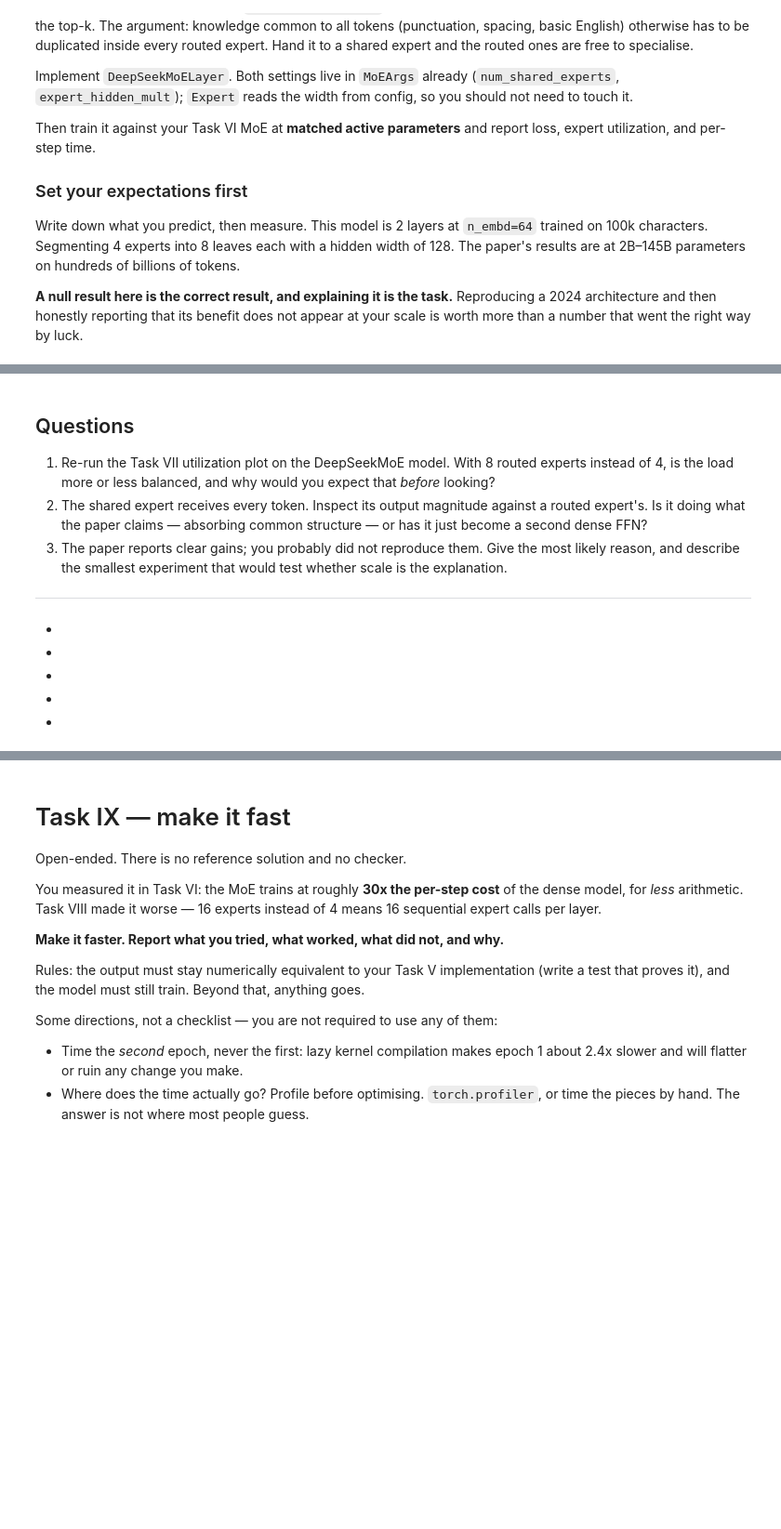
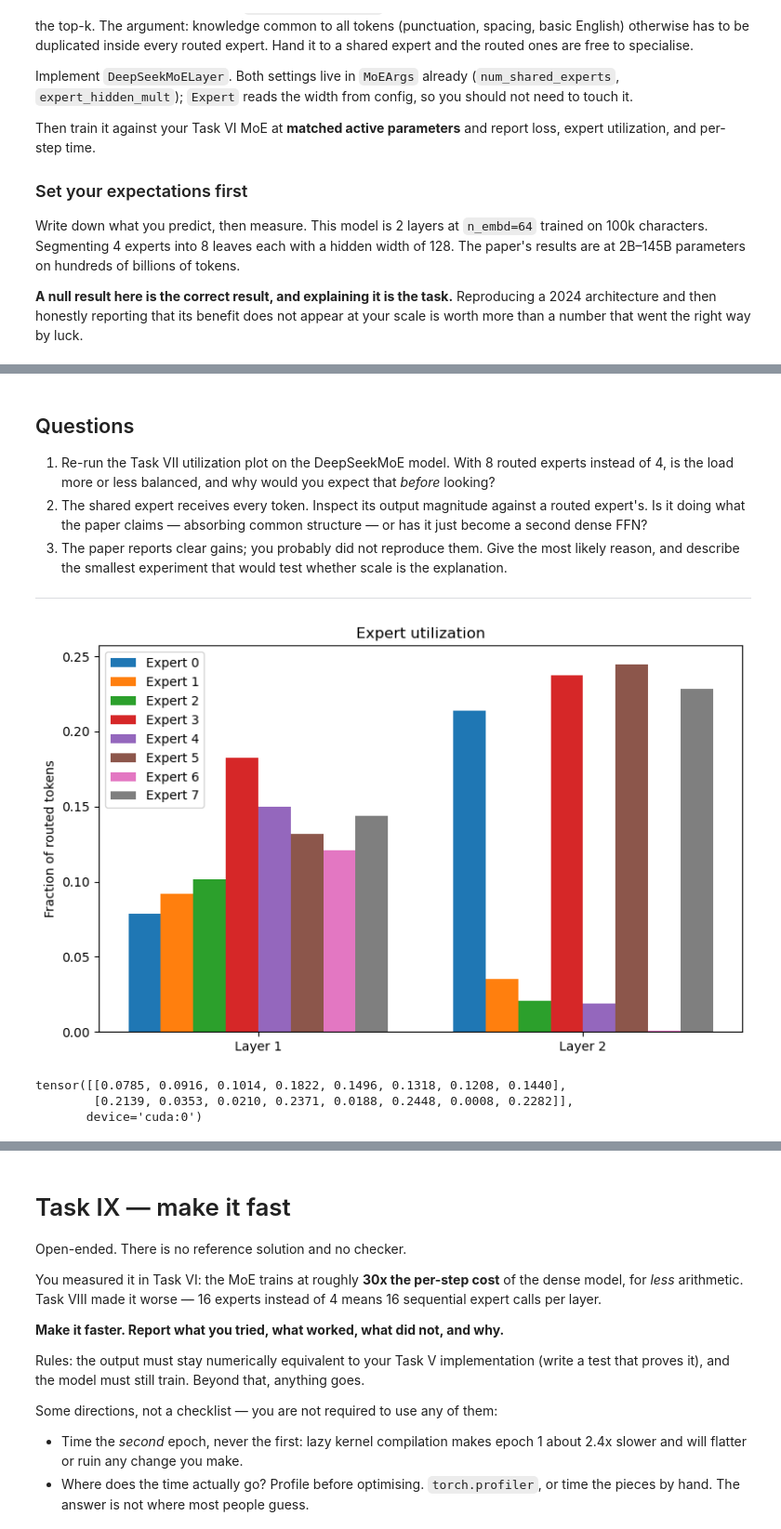
Before and after one commit to Melzr/NLP2, a Jupyter notebook: TP-I/TP1_TinyGPT.ipynb, the cells around one changed output, grey strips where cells are left out. Shown at 93% size. Cells and saved outputs as stored; diff of their text form; code cells hidden in the pictures; blank space fills up the shorter version.

Commit message:
task 8

```diff
--- a/TP-I/TP1_TinyGPT.ipynb
+++ b/TP-I/TP1_TinyGPT.ipynb
@@ -1318,32 +1318,3 @@ The paper's results are at 2B–145B parameters on hundreds of billions of token
 **A null result here is the correct result, and explaining it is the task.** Reproducing a
 2024 architecture and then honestly reporting that its benefit does not appear at your
 scale is worth more than a number that went the right way by luck.
-# %%
-class DeepSeekMoELayer(nn.Module):
-    """
-    MoE with fine-grained expert segmentation and shared experts (arXiv:2401.06066).
-
-    Shared experts run for every token, outside the top-k. Routed experts are selected as
-    before. Store last_indices / last_gate_probs for the routed experts only, so Task VII's
-    utilization plot still works.
-    """
-
-    def __init__(self, config: GPTConfig):
-        super().__init__()
-        # TODO: Task VIII
-        raise NotImplementedError
-
-    def forward(self, x: torch.Tensor) -> torch.Tensor:
-        # TODO: Task VIII
-        raise NotImplementedError
-
-
-class DeepSeekMoEFFN(nn.Module):
-    """Drop-in for config.ff_class, like MoEFFN."""
-
-    def __init__(self, config: GPTConfig):
-        super().__init__()
-        self.moe = DeepSeekMoELayer(config)
-
-    def forward(self, x):
-        return self.moe(x)
@@ -1397,9 +1446,11 @@ free()
    the explanation.
 
 ---
-
--
--
--
--
--
+# %%
+utilization = expert_utilization(ds_model, val_loader)
+utilization
+# %% [output]
+[figure, added]
+tensor([[0.0785, 0.0916, 0.1014, 0.1822, 0.1496, 0.1318, 0.1208, 0.1440],
+        [0.2139, 0.0353, 0.0210, 0.2371, 0.0188, 0.2448, 0.0008, 0.2282]],
+       device='cuda:0')
```
Also changed, not shown: parts of 11 cells of this notebook, 4 other files.
